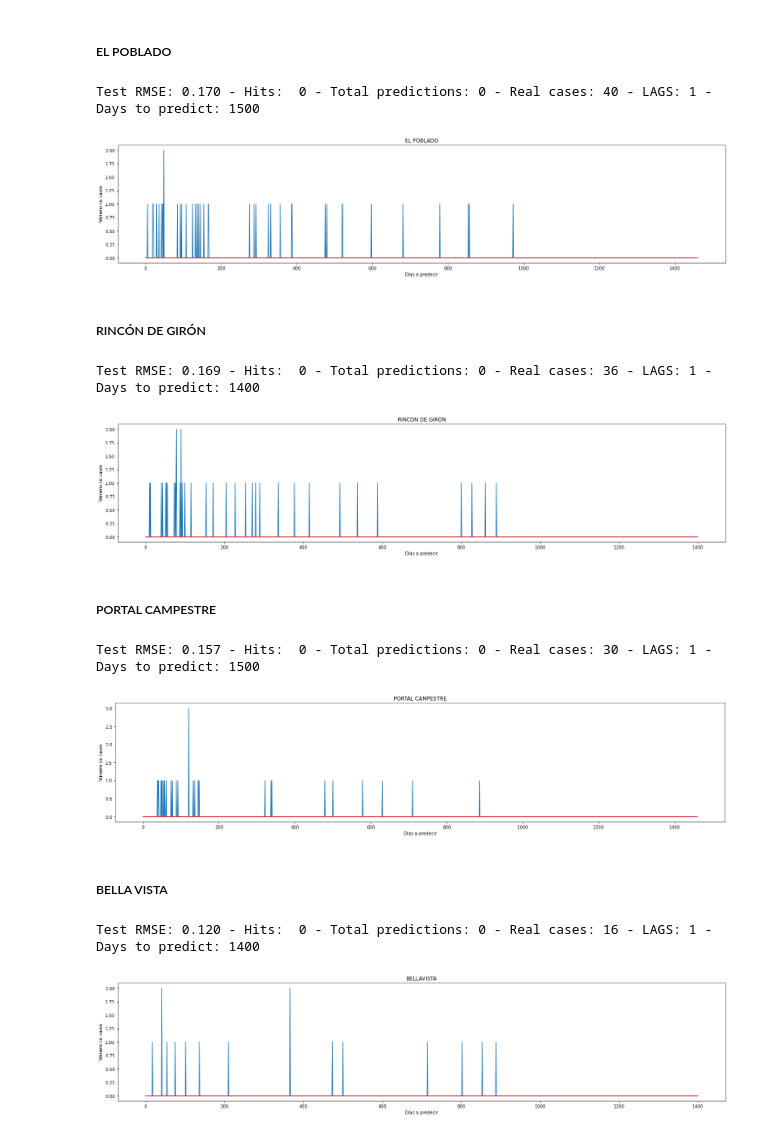
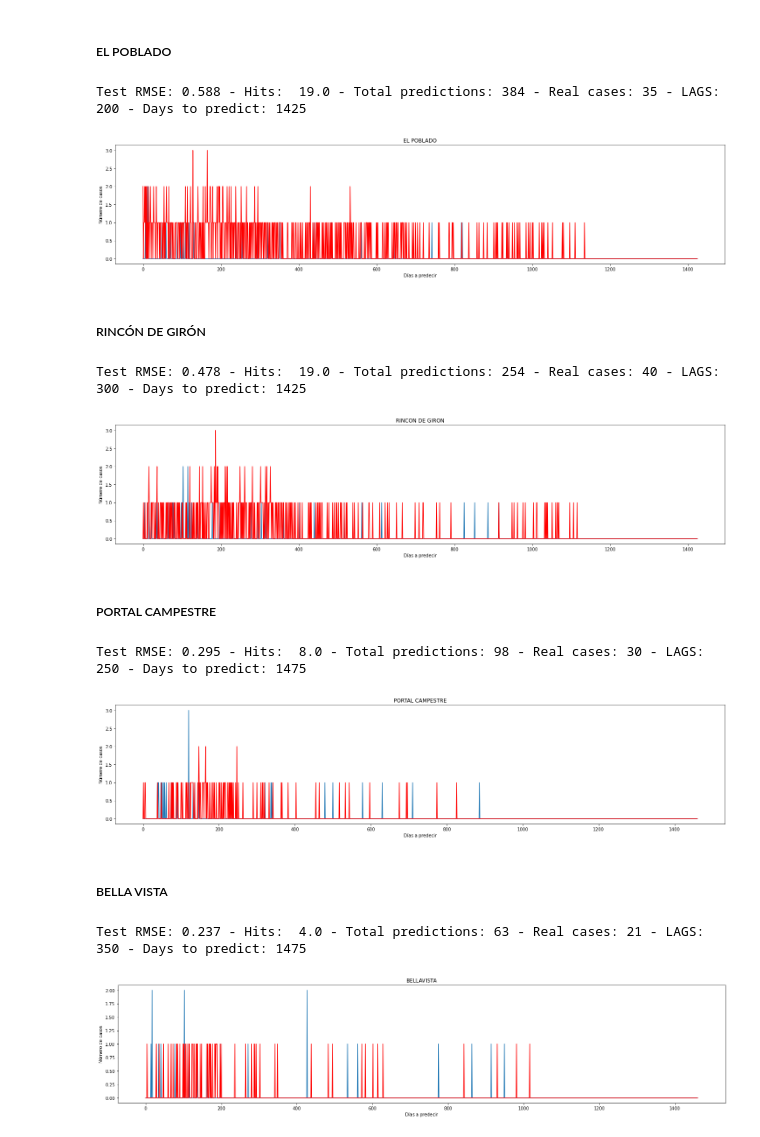
Before and after one commit to JuanImbachi/PDG, a Jupyter notebook: Analysis/data_analytics/Modelamiento datos.ipynb, the cells around one changed output. Cells and saved outputs as stored; diff of their text form; code cells hidden in the pictures.

```diff
--- a/Analysis/data_analytics/Modelamiento datos.ipynb
+++ b/Analysis/data_analytics/Modelamiento datos.ipynb
@@ -371,28 +401,28 @@ ipo.sort_values(by=['Days to predict'], ascending=False).head(5000)
 # %% [markdown]
 ##### EL POBLADO
 # %%
-get_predictions('Giron', 'EL POBLADO', 1, 1500, 2) #600 - 1500
+get_predictions('Giron', 'EL POBLADO', 200, 1425, 427)
 # %% [output]
-Test RMSE: 0.170 - Hits:  0 - Total predictions: 0 - Real cases: 40 - LAGS: 1 - Days to predict: 1500
+Test RMSE: 0.588 - Hits:  19.0 - Total predictions: 384 - Real cases: 35 - LAGS: 200 - Days to predict: 1425
-[figure, old version]
+[figure, new version]
 # %% [markdown]
 ##### RINCÓN DE GIRÓN
 # %%
-get_predictions('Giron', 'RINCON DE GIRON', 1, 1400, 2) #525 - 1500
+get_predictions('Giron', 'RINCON DE GIRON', 300, 1425, 202) #525 - 1500
 # %% [output]
-Test RMSE: 0.169 - Hits:  0 - Total predictions: 0 - Real cases: 36 - LAGS: 1 - Days to predict: 1400
+Test RMSE: 0.478 - Hits:  19.0 - Total predictions: 254 - Real cases: 40 - LAGS: 300 - Days to predict: 1425
-[figure, old version]
+[figure, new version]
 # %% [markdown]
 ##### PORTAL CAMPESTRE
 # %%
-get_predictions('Giron', 'PORTAL CAMPESTRE', 1, 1500, 2) #650 - 1500
+get_predictions('Giron', 'PORTAL CAMPESTRE', 250, 1475, 217) #650 - 1500
 # %% [output]
-Test RMSE: 0.157 - Hits:  0 - Total predictions: 0 - Real cases: 30 - LAGS: 1 - Days to predict: 1500
+Test RMSE: 0.295 - Hits:  8.0 - Total predictions: 98 - Real cases: 30 - LAGS: 250 - Days to predict: 1475
-[figure, old version]
+[figure, new version]
 # %% [markdown]
 ##### BELLA VISTA
 # %%
-get_predictions('Giron', 'BELLAVISTA', 1, 1400, 2) #525 - 1500
+get_predictions('Giron', 'BELLAVISTA', 350, 1475, 193) #525 - 1500
 # %% [output]
-Test RMSE: 0.120 - Hits:  0 - Total predictions: 0 - Real cases: 16 - LAGS: 1 - Days to predict: 1400
+Test RMSE: 0.237 - Hits:  4.0 - Total predictions: 63 - Real cases: 21 - LAGS: 350 - Days to predict: 1475
-[figure, old version]
+[figure, new version]
```
Also changed, not shown: parts of 15 cells of this notebook, 3 other files.
